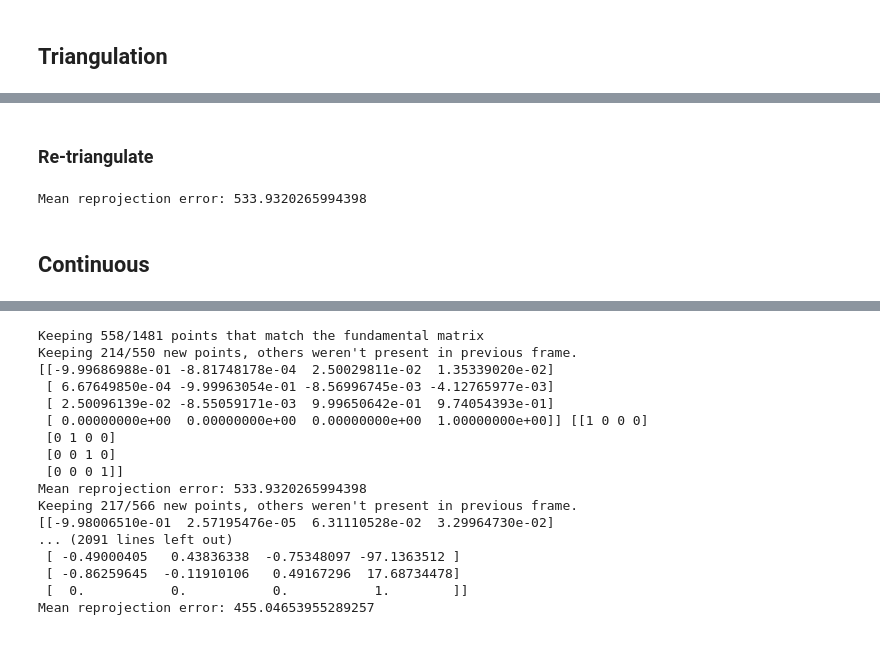
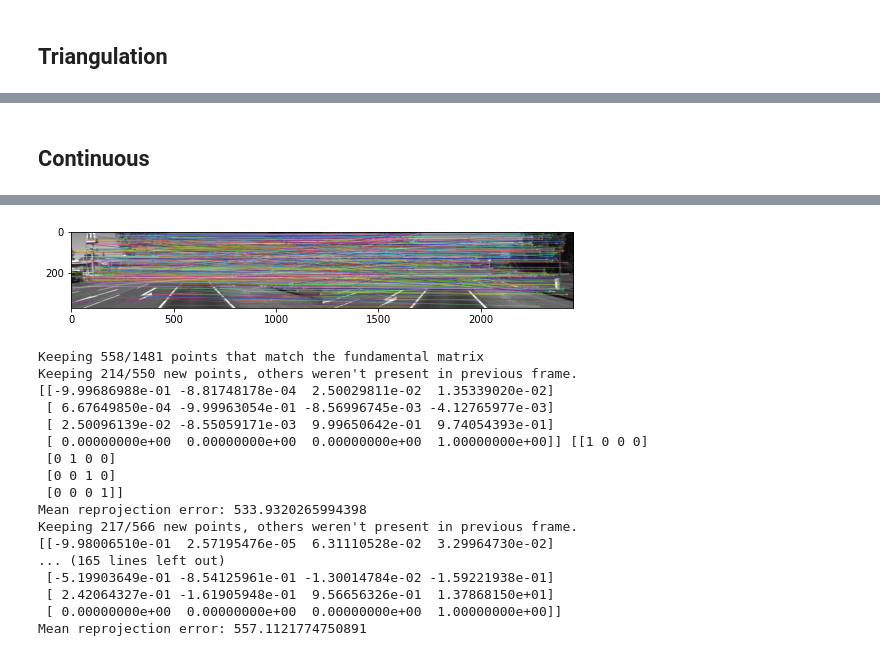
Before and after one commit to ariporad/comprobo-vision-project, a Jupyter notebook: main.ipynb, the cells around one changed output, grey strips where cells are left out. Cells and saved outputs as stored; diff of their text form; code cells hidden in the pictures.

```diff
--- a/main.ipynb
+++ b/main.ipynb
@@ -198,7 +141,3 @@ def triangulate_points(
 
 	# Return mean reprojection error
 	return np.mean(reproj_error), point_cloud
-
-
-err, point_cloud = triangulate_points(points1, points2, K, P0, P1)
-print("Mean reprojection error:", err)
@@ -284,6 +151,3 @@ def P_from_PnP(point_cloud, points2, K):
 
 	P = np.hstack((R, t))
 	return P, R, t
-# %%
-P1_new, R, t = P_from_PnP(point_cloud, points2, K)
-print("Difference between E-based P1 and PnP-based P1 (should be ~0, since it's the same data):", np.sum(P1 - P1_new))
@@ -294,17 +153,0 @@ error: OpenCV(4.5.5) /Users/xperience/actions-runner/_work/opencv-python/opencv-
-# %%
-# I made this part up, although it's an amalgamation of code from above which came from other places
-points2, points3, matches, _ = detect_matches_and_E(img2, img3)
-
-points3_valid = []
-
-for point2, point3 in zip(points2, points3):
-	for cp in point_cloud:
-		if np.array_equal(point2, cp.point_2d_2):
-			points3_valid.append((cp, point3))
-			break
-
-print(f"Keeping {len(points3_valid)}/{len(points3)} frame3 points, others weren't present in frames1/2")
-
-P2, R, t = P_from_PnP((cp for cp, _ in points3_valid), np.array([point3 for cp, point3 in points3_valid]), K)
-
-P0, P1, P2
@@ -331,8 +153,0 @@ Keeping 214/550 frame3 points, others weren't present in frames1/2
-# %%
-success, rvec, t, inliers = cv2.solvePnPRansac(np.array([cp.point_3d for cp, point3 in points3_valid]), np.array([point3 for cp, point3 in points3_valid]), K, None)
-assert success, "PnP failed!"
-
-R, _ = cv2.Rodrigues(rvec)
-
-P2 = np.hstack((R, t))
-P0, P1, P2
@@ -355,10 +154,3 @@ P0, P1, P2
-# %% [markdown]
-### Re-triangulate
-# %%
-err, point_cloud = triangulate_points(points2, points3, K, P1, P2)
-print("Mean reprojection error:", err)
-# %% [output]
-Mean reprojection error: 533.9320265994398
 # %%
 # Helper
 def normalize(v, *args, **kwargs):
@@ -409,7 +201,7 @@ err, point_cloud = triangulate_points(points0, points1, K, P0, P1)
 
 ### Run ###
 
-for img in imgs:
+for img in islice(imgs, 20):
 	img0, img1 = img1, img
 	points0, points1, matches, E = detect_matches_and_E(img0, img1, draw=False)
 	Es.append(E)
@@ -439,3 +229,4 @@ for img in imgs:
+[figure, added]
 Keeping 558/1481 points that match the fundamental matrix
 Keeping 214/550 new points, others weren't present in previous frame.
 [[-9.99686988e-01 -8.81748178e-04  2.50029811e-02  1.35339020e-02]
@@ -448,11 +239,11 @@ Keeping 214/550 new points, others weren't present in previous frame.
 Mean reprojection error: 533.9320265994398
 Keeping 217/566 new points, others weren't present in previous frame.
 [[-9.98006510e-01  2.57195476e-05  6.31110528e-02  3.29964730e-02]
-... (2091 lines left out)
- [ -0.49000405   0.43836338  -0.75348097 -97.1363512 ]
- [ -0.86259645  -0.11910106   0.49167296  17.68734478]
- [  0.           0.           0.           1.        ]]
-Mean reprojection error: 455.04653955289257
+... (165 lines left out)
+ [-5.19903649e-01 -8.54125961e-01 -1.30014784e-02 -1.59221938e-01]
+ [ 2.42064327e-01 -1.61905948e-01  9.56656326e-01  1.37868150e+01]
+ [ 0.00000000e+00  0.00000000e+00  0.00000000e+00  1.00000000e+00]]
+Mean reprojection error: 557.1121774750891
 # %%
 def plot_trajectory(ax, poses, scale_factor=1.0, line_color='r', arrow_color='b', arrow_size=5, arrow_prop=5):
     XYZ = np.array([P @ np.array([[0,0,0,1]]).transpose() for P in poses]).squeeze(axis=2)
```
Also changed, not shown: parts of 15 cells of this notebook.
